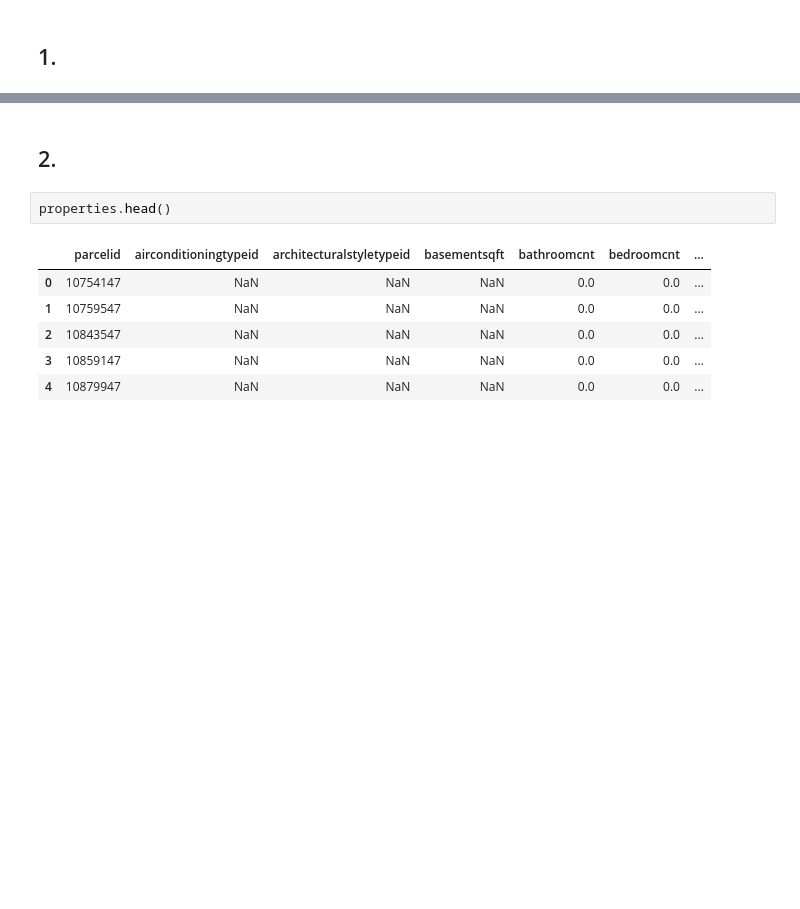
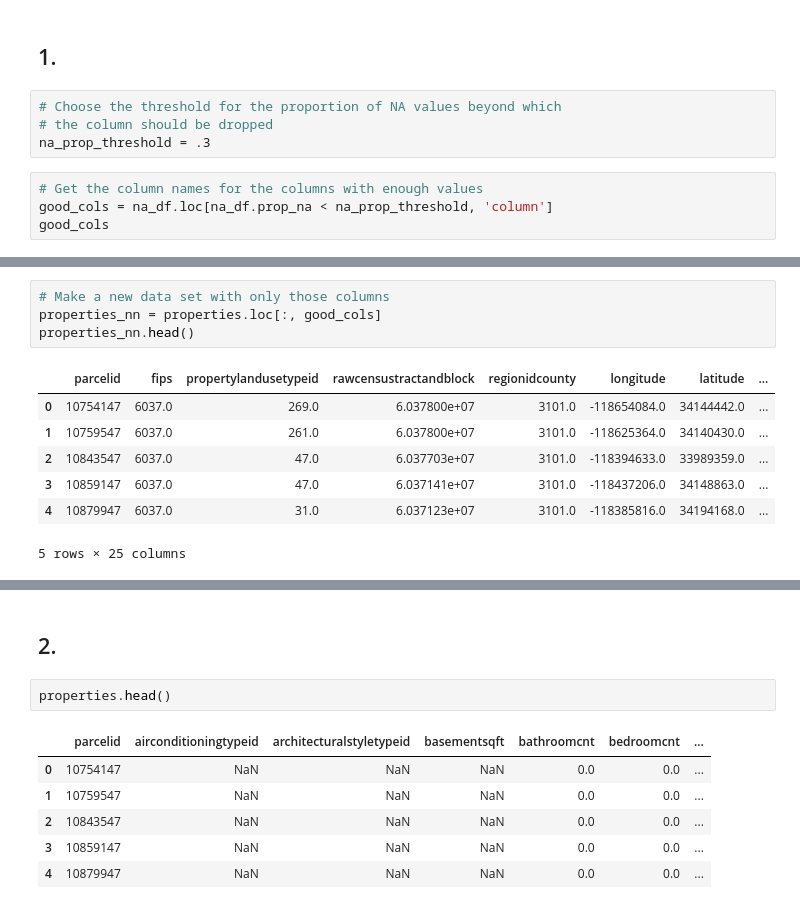
Before and after one commit to tjgordon/171-Project, a Jupyter notebook: CleaningNB.ipynb, the cells around one changed output, grey strips where cells are left out. Drawn from its saved outputs; the diff is of its cells as text; blank space fills up the shorter version.

Commit message:
choose columns with enough values and fill missing values for NN

```diff
--- a/CleaningNB.ipynb
+++ b/CleaningNB.ipynb
@@ -89,2 +90,10 @@ pandas fill
 # %% [markdown]
 ## 1.
+# %%
+# Choose the threshold for the proportion of NA values beyond which
+# the column should be dropped
+na_prop_threshold = .3
+# %%
+# Get the column names for the columns with enough values
+good_cols = na_df.loc[na_df.prop_na < na_prop_threshold, 'column']
+good_cols
@@ -90,0 +118,12 @@ pandas fill
+# %%
+# Make a new data set with only those columns
+properties_nn = properties.loc[:, good_cols]
+properties_nn.head()
+# %% [output]
+|  | parcelid | fips | propertylandusetypeid | rawcensustractandblock | regionidcounty | longitude | latitude | ... |
+| 0 | 10754147 | 6037.0 | 269.0 | 6.037800e+07 | 3101.0 | -118654084.0 | 34144442.0 | ... |
+| 1 | 10759547 | 6037.0 | 261.0 | 6.037800e+07 | 3101.0 | -118625364.0 | 34140430.0 | ... |
+| 2 | 10843547 | 6037.0 | 47.0 | 6.037703e+07 | 3101.0 | -118394633.0 | 33989359.0 | ... |
+| 3 | 10859147 | 6037.0 | 47.0 | 6.037141e+07 | 3101.0 | -118437206.0 | 34148863.0 | ... |
+| 4 | 10879947 | 6037.0 | 31.0 | 6.037123e+07 | 3101.0 | -118385816.0 | 34194168.0 | ... |
+5 rows × 25 columns
```
Also changed, not shown: parts of 7 cells of this notebook, 2 other files.
